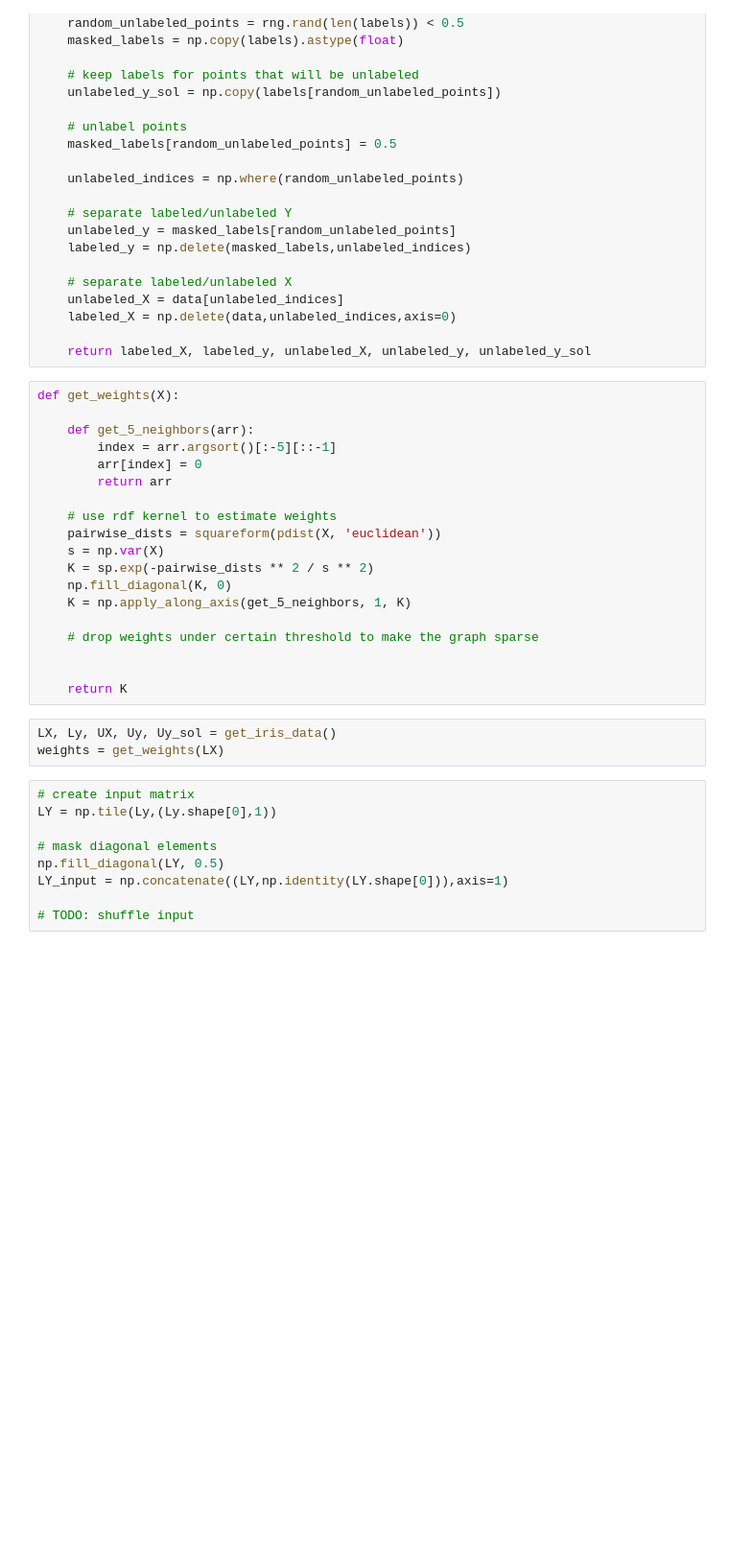
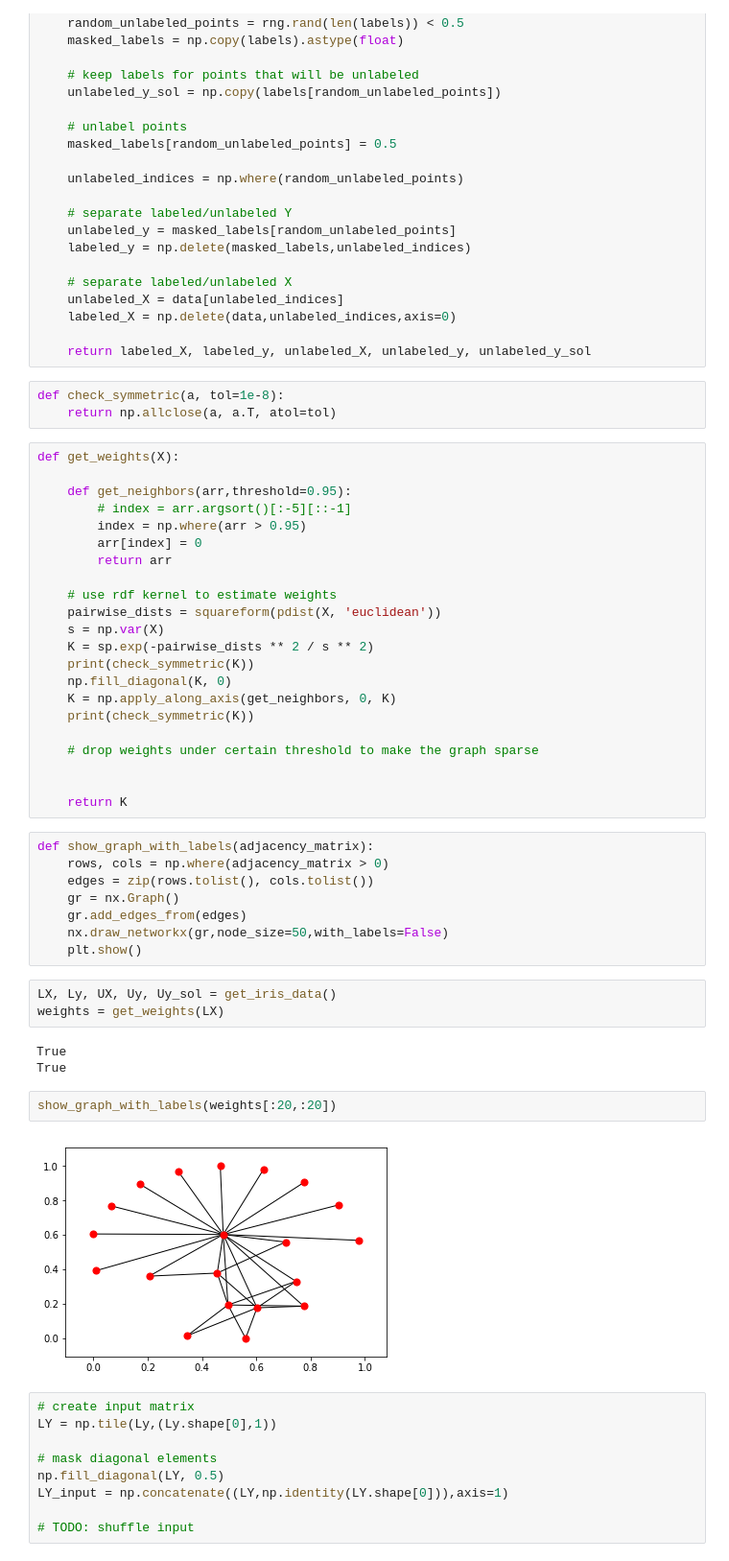
Before and after one commit to GRSEB9S/Deep-Label-Propagation, a Jupyter notebook: nn.ipynb, the cells around one changed output. Shown: that part at 96% size. Saved outputs shown, nothing was run; the diff lists cells and outputs as text; blank space fills up the shorter version.

```diff
--- a/nn.ipynb
+++ b/nn.ipynb
@@ -40,11 +42,15 @@ def get_iris_data():
     labeled_X = np.delete(data,unlabeled_indices,axis=0)
 
     return labeled_X, labeled_y, unlabeled_X, unlabeled_y, unlabeled_y_sol
+# %%
+def check_symmetric(a, tol=1e-8):
+    return np.allclose(a, a.T, atol=tol)
 # %%
 def get_weights(X):
 
-    def get_5_neighbors(arr):
-        index = arr.argsort()[:-5][::-1]
+    def get_neighbors(arr,threshold=0.95):
+        # index = arr.argsort()[:-5][::-1]
+        index = np.where(arr > 0.95)
         arr[index] = 0
         return arr
 
@@ -52,16 +58,33 @@ def get_weights(X):
     pairwise_dists = squareform(pdist(X, 'euclidean'))
     s = np.var(X)
     K = sp.exp(-pairwise_dists ** 2 / s ** 2)
+    print(check_symmetric(K))
     np.fill_diagonal(K, 0)
-    K = np.apply_along_axis(get_5_neighbors, 1, K)
+    K = np.apply_along_axis(get_neighbors, 0, K)
+    print(check_symmetric(K))
 
     # drop weights under certain threshold to make the graph sparse
 
 
     return K
+# %%
+def show_graph_with_labels(adjacency_matrix):
+    rows, cols = np.where(adjacency_matrix > 0)
+    edges = zip(rows.tolist(), cols.tolist())
+    gr = nx.Graph()
+    gr.add_edges_from(edges)
+    nx.draw_networkx(gr,node_size=50,with_labels=False)
+    plt.show()
 # %%
 LX, Ly, UX, Uy, Uy_sol = get_iris_data()
 weights = get_weights(LX)
+# %% [output]
+True
+True
+# %%
+show_graph_with_labels(weights[:20,:20])
+# %% [output]
+[figure, added]
 # %%
 # create input matrix
 LY = np.tile(Ly,(Ly.shape[0],1))
```
Also changed, not shown: parts of 5 cells of this notebook.
